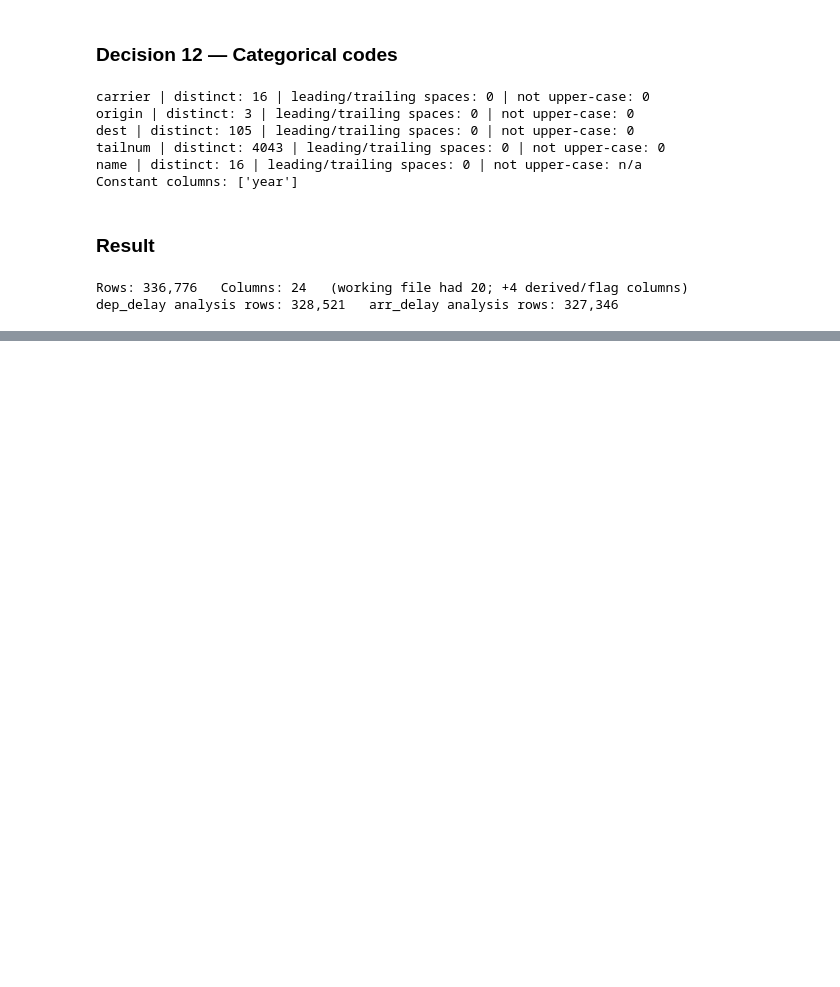
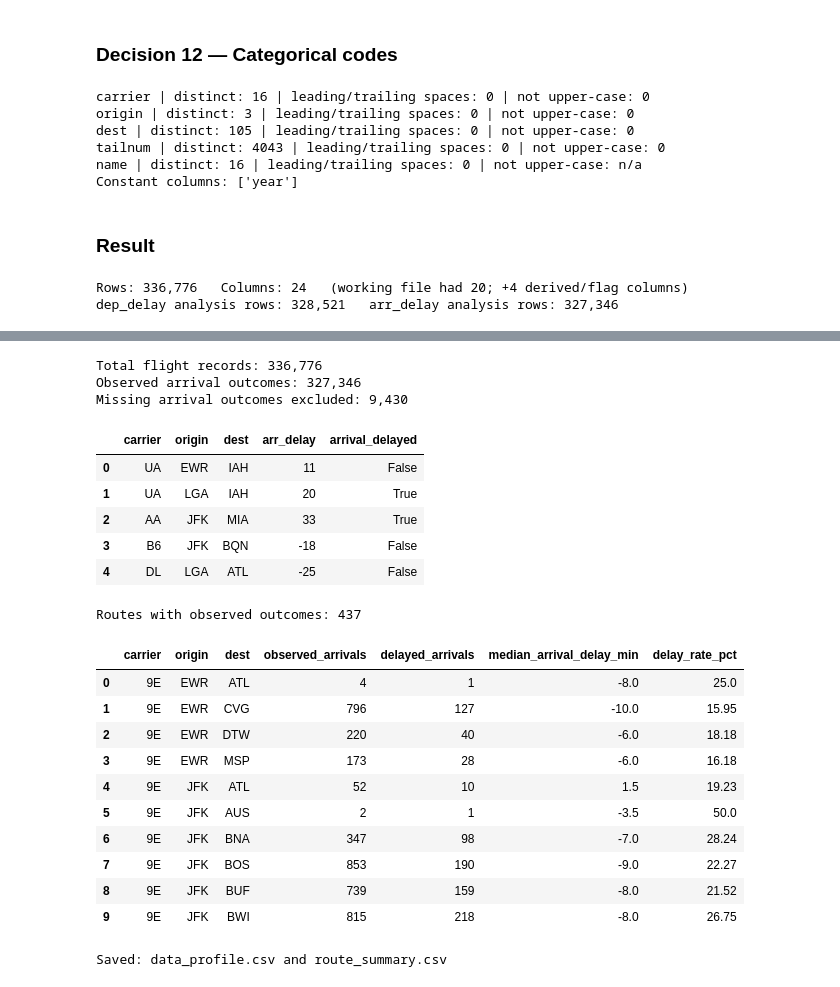
Before and after one commit to Jean-rpg/introds-group09-flight-delays, a Jupyter notebook: notebook.ipynb, the cells around one changed output, grey strips where cells are left out. Drawn from its saved outputs; the diff is of its cells as text; code cells hidden in the pictures; blank space fills up the shorter version.

```diff
--- a/notebook.ipynb
+++ b/notebook.ipynb
@@ -375,0 +529,65 @@ dep_delay analysis rows: 328,521   arr_delay analysis rows: 327,346
+# %%
+# Filter flights with observed arrival delays
+observed = df.loc[df["arr_delay"].notna()].copy()
+
+# Create an arrival-delay indicator: at least 15 minutes
+observed["arrival_delayed"] = observed["arr_delay"].ge(15)
+
+print(f"Total flight records: {len(df):,}")
+print(f"Observed arrival outcomes: {len(observed):,}")
+print(f"Missing arrival outcomes excluded: {len(df) - len(observed):,}")
+
+display(observed[[
+    "carrier", "origin", "dest", "arr_delay", "arrival_delayed"
+]].head())
+
+# Group and aggregate by carrier–origin–destination route
+route_summary = (
+    observed.groupby(["carrier", "origin", "dest"], as_index=False)
+    .agg(
+        observed_arrivals=("arr_delay", "size"),
+        delayed_arrivals=("arrival_delayed", "sum"),
+        median_arrival_delay_min=("arr_delay", "median")
+    )
+)
+
+route_summary["delay_rate_pct"] = (
+    route_summary["delayed_arrivals"]
+    / route_summary["observed_arrivals"] * 100
+)
+
+print(f"Routes with observed outcomes: {len(route_summary):,}")
+display(route_summary.head(10).round(2))
+
+# Save the profile and route summary
+profile(saved_table).to_csv(
+    "data/processed/data_profile.csv", index=False
+)
+route_summary.to_csv(
+    "data/processed/route_summary.csv", index=False
+)
+
+print("Saved: data_profile.csv and route_summary.csv")
+# %% [output]
+Total flight records: 336,776
+Observed arrival outcomes: 327,346
+Missing arrival outcomes excluded: 9,430
+|  | carrier | origin | dest | arr_delay | arrival_delayed |
+| 0 | UA | EWR | IAH | 11 | False |
+| 1 | UA | LGA | IAH | 20 | True |
+| 2 | AA | JFK | MIA | 33 | True |
+| 3 | B6 | JFK | BQN | -18 | False |
+| 4 | DL | LGA | ATL | -25 | False |
+Routes with observed outcomes: 437
+|  | carrier | origin | dest | observed_arrivals | delayed_arrivals | median_arrival_delay_min | delay_rate_pct |
+| 0 | 9E | EWR | ATL | 4 | 1 | -8.0 | 25.0 |
+| 1 | 9E | EWR | CVG | 796 | 127 | -10.0 | 15.95 |
+| 2 | 9E | EWR | DTW | 220 | 40 | -6.0 | 18.18 |
+| 3 | 9E | EWR | MSP | 173 | 28 | -6.0 | 16.18 |
+| 4 | 9E | JFK | ATL | 52 | 10 | 1.5 | 19.23 |
+| 5 | 9E | JFK | AUS | 2 | 1 | -3.5 | 50.0 |
+| 6 | 9E | JFK | BNA | 347 | 98 | -7.0 | 28.24 |
+| 7 | 9E | JFK | BOS | 853 | 190 | -9.0 | 22.27 |
+| 8 | 9E | JFK | BUF | 739 | 159 | -8.0 | 21.52 |
+| 9 | 9E | JFK | BWI | 815 | 218 | -8.0 | 26.75 |
+Saved: data_profile.csv and route_summary.csv
```
Also changed, not shown: parts of 13 cells of this notebook, 7 other files.
